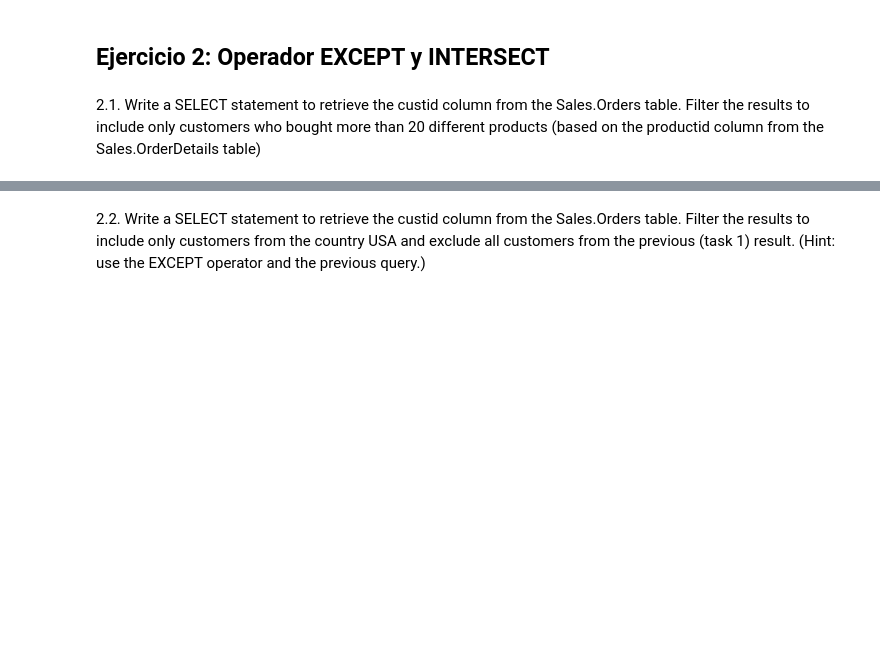
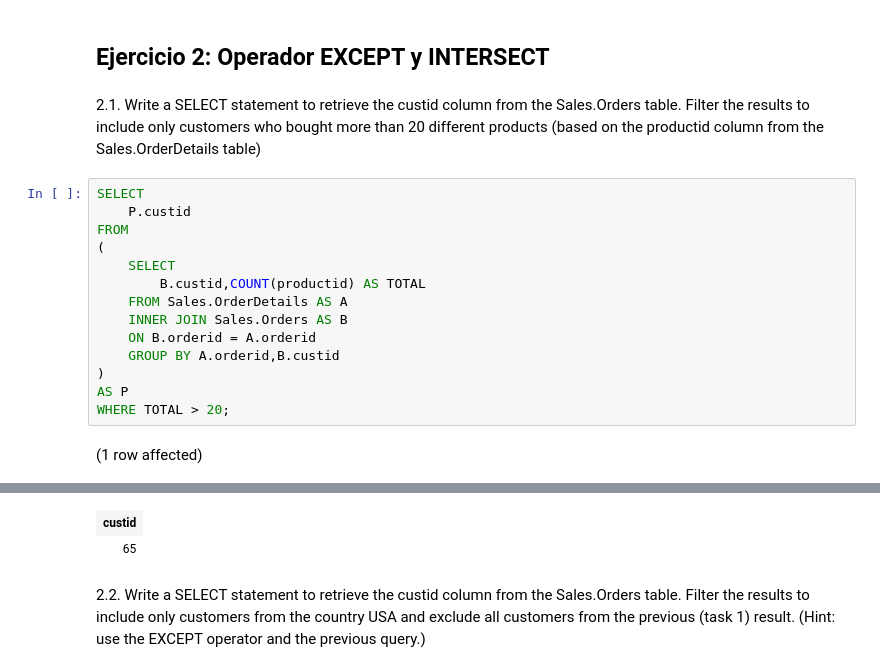
Before and after one commit to FranH20/LaboratorioBDII_02, a Jupyter notebook: Laboratorio N° 02.ipynb, the cells around one changed output, grey strips where cells are left out. Cells and saved outputs as stored; diff of their text form; blank space fills up the shorter version.

```diff
--- a/Laboratorio N° 02.ipynb
+++ b/Laboratorio N° 02.ipynb
@@ -79,3 +99,19 @@ Total execution time: 00:00:00.014
 <h2>Ejercicio 2: Operador EXCEPT y INTERSECT
 # %% [markdown]
 2.1. Write a SELECT statement to retrieve the custid column from the Sales.Orders table. Filter the results to include only customers who bought more than 20 different products (based on the productid column from the Sales.OrderDetails table)
+# %%
+SELECT
+	P.custid
+FROM
+(
+	SELECT
+		B.custid,COUNT(productid) AS TOTAL
+	FROM Sales.OrderDetails AS A
+	INNER JOIN Sales.Orders AS B
+	ON B.orderid = A.orderid
+	GROUP BY A.orderid,B.custid
+)
+AS P
+WHERE TOTAL > 20;
+# %% [output]
+(1 row affected)
@@ -82,2 +119,4 @@ Total execution time: 00:00:00.014
+| custid |
+| 65 |
 # %% [markdown]
 2.2. Write a SELECT statement to retrieve the custid column from the Sales.Orders table. Filter the results to include only customers from the country USA and exclude all customers from the previous (task 1) result. (Hint: use the EXCEPT operator and the previous query.)
```
Also changed, not shown: parts of 7 cells of this notebook.
